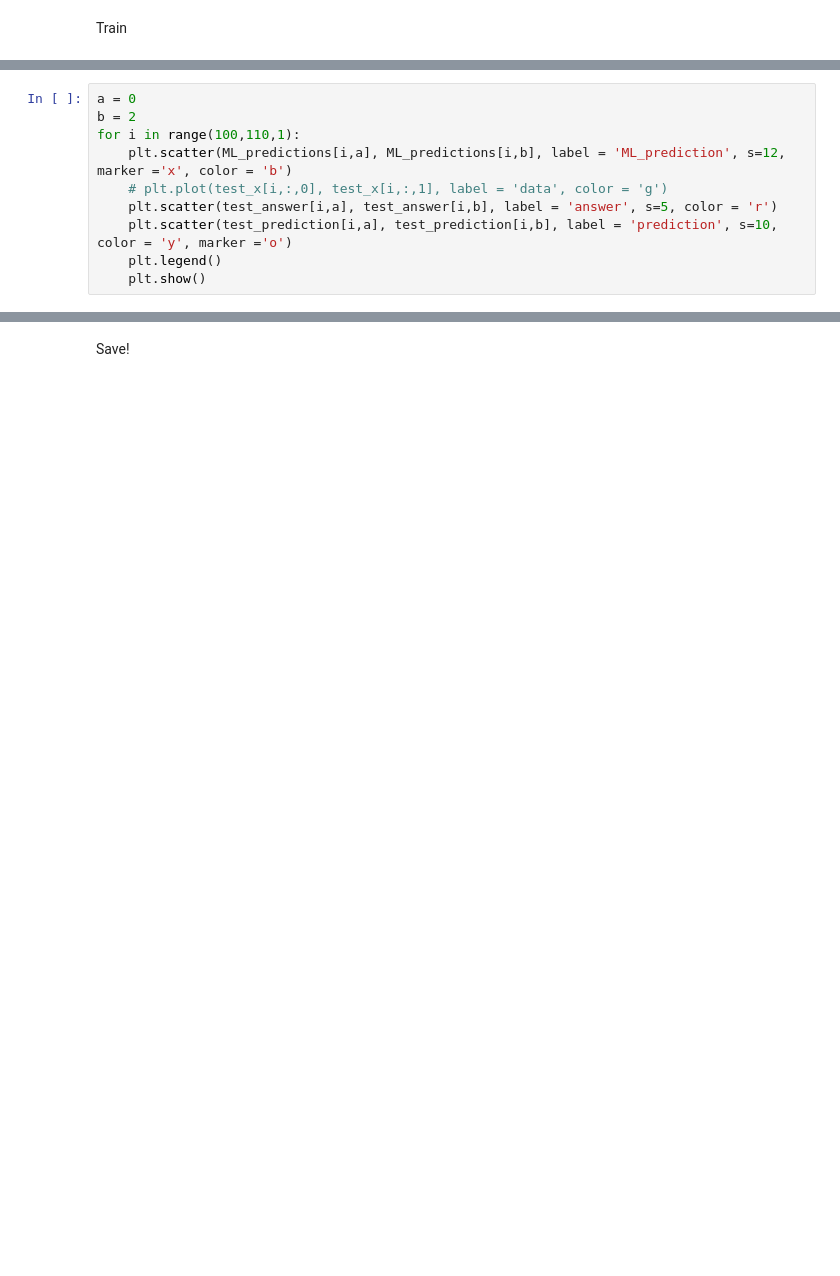
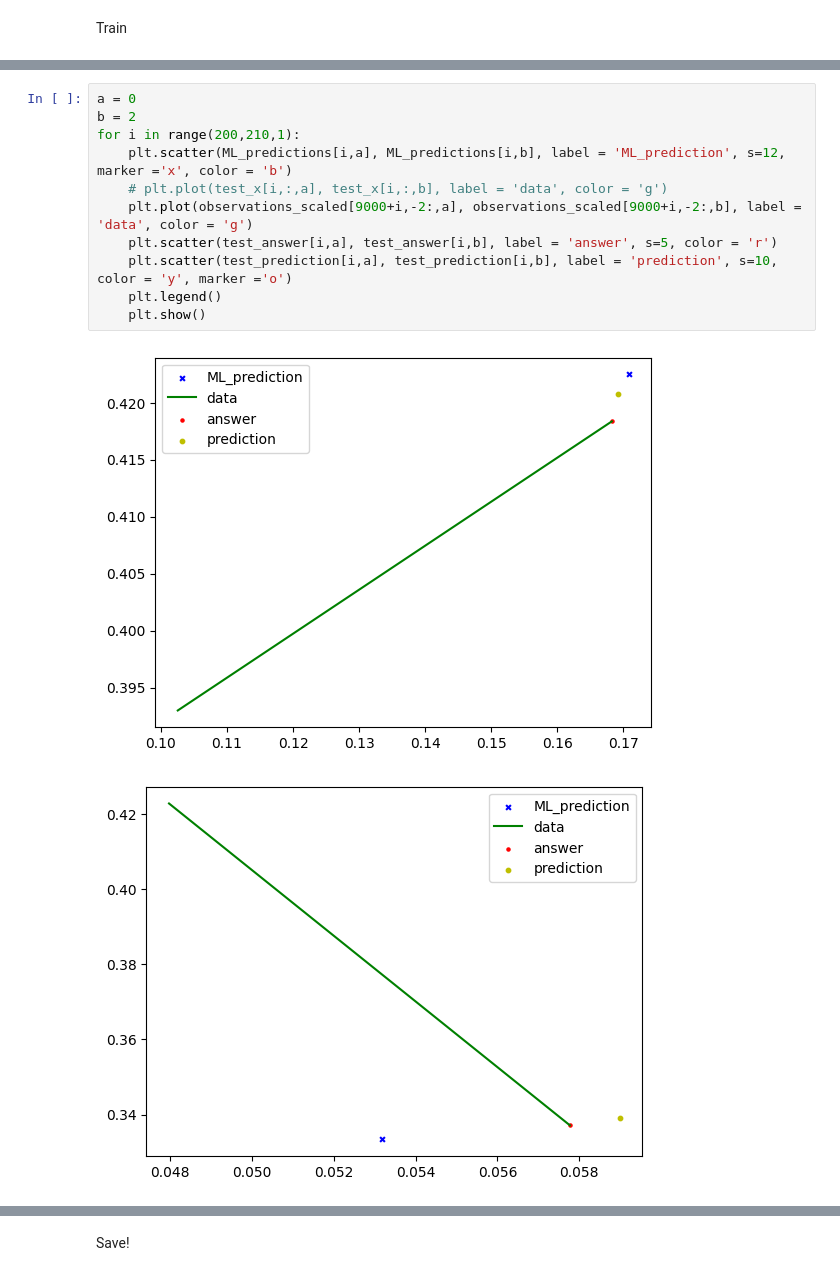
Before and after one commit to arianna-cox/chaotic-systems-ml, a Jupyter notebook: LSTM_MLonly_1.ipynb, the cells around one changed output, grey strips where cells are left out. Cells and saved outputs as stored; diff of their text form; blank space fills up the shorter version.

```diff
--- a/LSTM_MLonly_1.ipynb
+++ b/LSTM_MLonly_1.ipynb
@@ -122,10 +138,14 @@ print(ML_predictions.shape)
 # %%
 a = 0
 b = 2
-for i in range(100,110,1):
+for i in range(200,210,1):
     plt.scatter(ML_predictions[i,a], ML_predictions[i,b], label = 'ML_prediction', s=12, marker ='x', color = 'b')
-    # plt.plot(test_x[i,:,0], test_x[i,:,1], label = 'data', color = 'g')
+    # plt.plot(test_x[i,:,a], test_x[i,:,b], label = 'data', color = 'g')
+    plt.plot(observations_scaled[9000+i,-2:,a], observations_scaled[9000+i,-2:,b], label = 'data', color = 'g')
     plt.scatter(test_answer[i,a], test_answer[i,b], label = 'answer', s=5, color = 'r')
     plt.scatter(test_prediction[i,a], test_prediction[i,b], label = 'prediction', s=10, color = 'y', marker ='o')
     plt.legend()
     plt.show()
+# %% [output]
+[figure, added]
+[figure, added]
```
Also changed, not shown: parts of 12 cells of this notebook, 12 other files.
